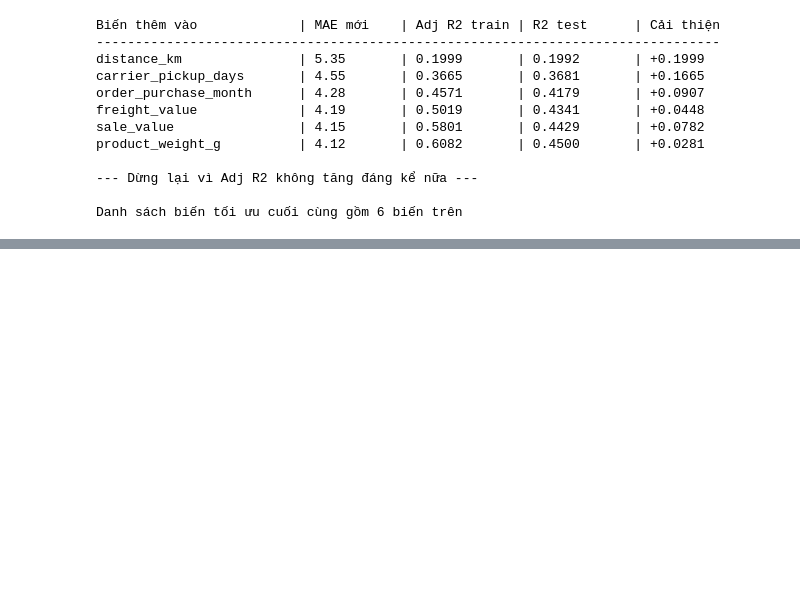
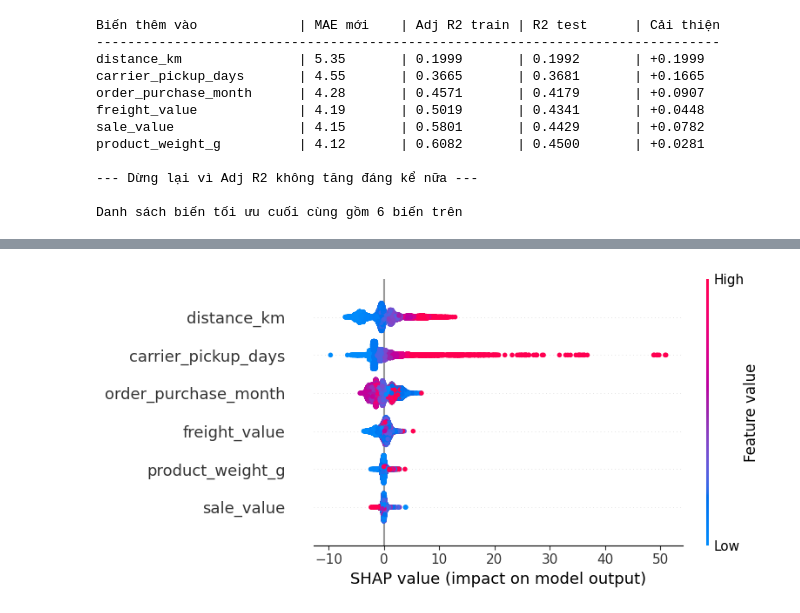
Before and after one commit to TDGKhang/BusinessIntelligence_Ecom, a Jupyter notebook: Model_predict_delivered_day.ipynb, the cells around one changed output, grey strips where cells are left out. Cells and saved outputs as stored; diff of their text form; code cells hidden in the pictures; blank space fills up the shorter version.

```diff
--- a/Model_predict_delivered_day.ipynb
+++ b/Model_predict_delivered_day.ipynb
@@ -707 +675,10 @@ KeyboardInterrupt:
+# %%
+import shap
+
+explainer = shap.TreeExplainer(best_model_by_r2[1])
+shap_values = explainer.shap_values(X_test_final)
+# %%
+shap.summary_plot(shap_values, X_test_final)
+# %% [output]
+[figure, new version]
 # %%
```
Also changed, not shown: parts of 12 cells of this notebook.
